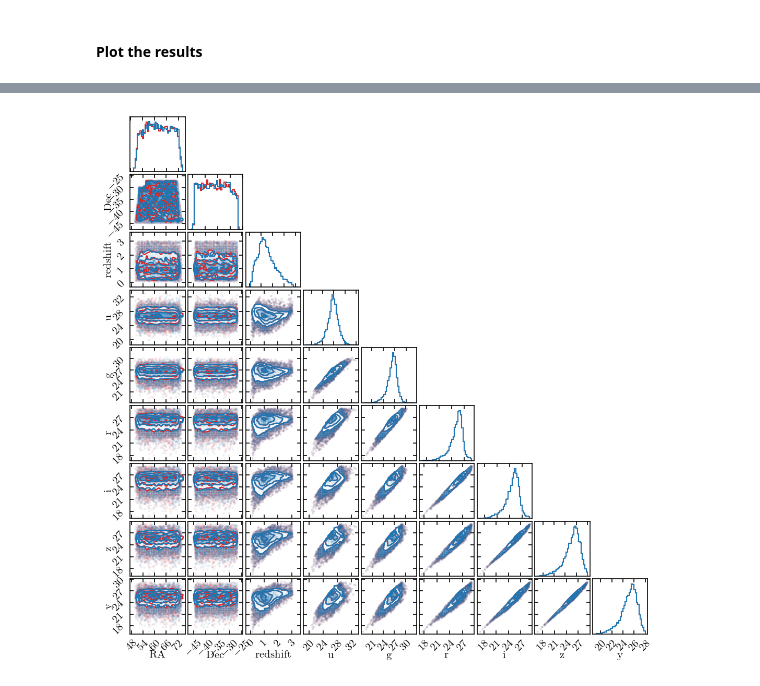
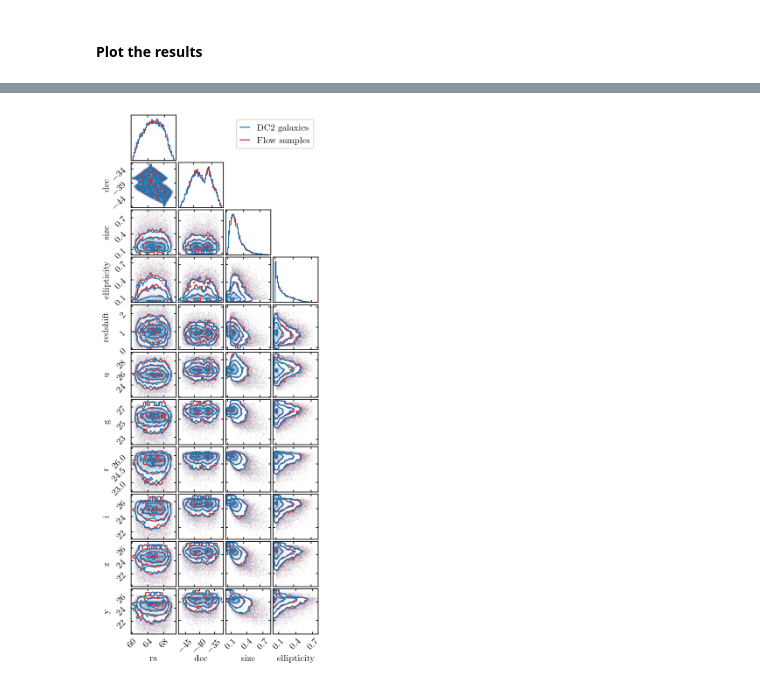
Before and after one commit to jfcrenshaw/pzflow-paper-2021, a Jupyter notebook: forward-modeling/conditional-flow.ipynb, the cells around one changed output, grey strips where cells are left out. Cells and saved outputs as stored; diff of their text form; code cells hidden in the pictures.

```diff
--- a/forward-modeling/conditional-flow.ipynb
+++ b/forward-modeling/conditional-flow.ipynb
@@ -60,7 +66,6 @@ cflow = Flow(data.columns[:2], bijector, latent=latent,
 # %% [markdown]
 We should standard scale the conditional columns before interaction with the flow. Let's create a function to do this for us
 # %%
-conditional_columns = data.columns[2:]
 M = data[conditional_columns].mean()
 S = data[conditional_columns].std()
 def condition_scaler(data):
@@ -102,17 +107,48 @@ plt.show()
 # %%
 samples = cflow.sample(1, conditions=condition_scaler(data[:10000]), seed=0)
 samples[conditional_columns] = data[conditional_columns]
+samples = samples[list(conditional_columns) + list(cols)]
-# %%
-fig = plt.figure(figsize=(twocol, twocol))
-
-ranges = [(49,74), (-46,-26), (-0.1,3.4), (19.5,33), (19,32), (19,29), (19,29), (19,28), (19,28)]
-
-corner.corner(samples, fig=fig, color='C3', bins=20, range=ranges, hist_bin_factor=2, data_kwargs={'ms':2})
-
-corner.corner(data[:10000], fig=fig, bins=20, range=ranges, hist_bin_factor=2, color='C0',
-              labels=["RA", "Dec", "redshift", "u", "g", "r", "i", "z", "y"]);
-# %% [output]
-[figure, removed]
+# %%
+fig = plt.figure(figsize=(10/4*onecol, 10/4*onecol))
+
+new_order = list(cols) + list(conditional_columns)
+
+corner.corner(samples[new_order], fig=fig, color='C3', bins=20, hist_bin_factor=2, data_kwargs={'ms':2, "marker":"."})
+
+corner.corner(data[:10000][new_order], fig=fig, bins=20, hist_bin_factor=2, color='C0', data_kwargs={"marker":"."},
+              labels=new_order, labelpad=0.15, max_n_ticks=3);
+
+# extract the axes
+axes = onp.array(fig.axes).reshape((len(new_order), len(new_order)))
+
+# create the legend
+axes[0,3].plot([], [], c="C0", label="DC2 galaxies")
+axes[0,3].plot([], [], c="C3", label="Flow samples")
+axes[0,3].legend(handlelength=1, loc="upper right")
+
+# set the ticks
+axes[1,0].set(yticks=[-44, -39, -34])
+axes[2,0].set(ylim=(0, 0.85), yticks=[0.1, 0.4, 0.7])
+axes[3,0].set(ylim=(0, 0.8), yticks=[0.1, 0.4, 0.7])
+axes[4,0].set(ylim=(0, 2.5), yticks=[0, 1, 2])
+axes[5,0].set(ylim=(22, 29.5), yticks=[24, 26, 28])
+axes[6,0].set(ylim=(22, 28), yticks=[23, 25, 27])
+axes[7,0].set(ylim=(22, 27), yticks=[23, 24.5, 26])
+axes[8,0].set(ylim=(21, 27), yticks=[22, 24, 26])
+axes[9,0].set(ylim=(20, 27), yticks=[22, 24, 26])
+axes[10,0].set(ylim=(20, 27), yticks=[22, 24, 26])
+axes[10,1].set(xticks=[-45, -40, -35])
+axes[10,2].set(xlim=(0, 0.85), xticks=[0.1, 0.4, 0.7])
+axes[10,3].set(xlim=(0, 0.8), xticks=[0.1, 0.4, 0.7])
+
+# hide all the axes we don't care about
+for i in range(len(new_order)):
+    for j in range(4, len(new_order)):
+        axes[i, j].set_visible(False)
+
+fig.savefig("figures/conditional-corner.pdf", bbox_inches="tight")
+# %% [output]
+[figure, added]
 # %%
 cflow.info = {
     "description":
```
Also changed, not shown: parts of 7 cells of this notebook, 5 other files.
